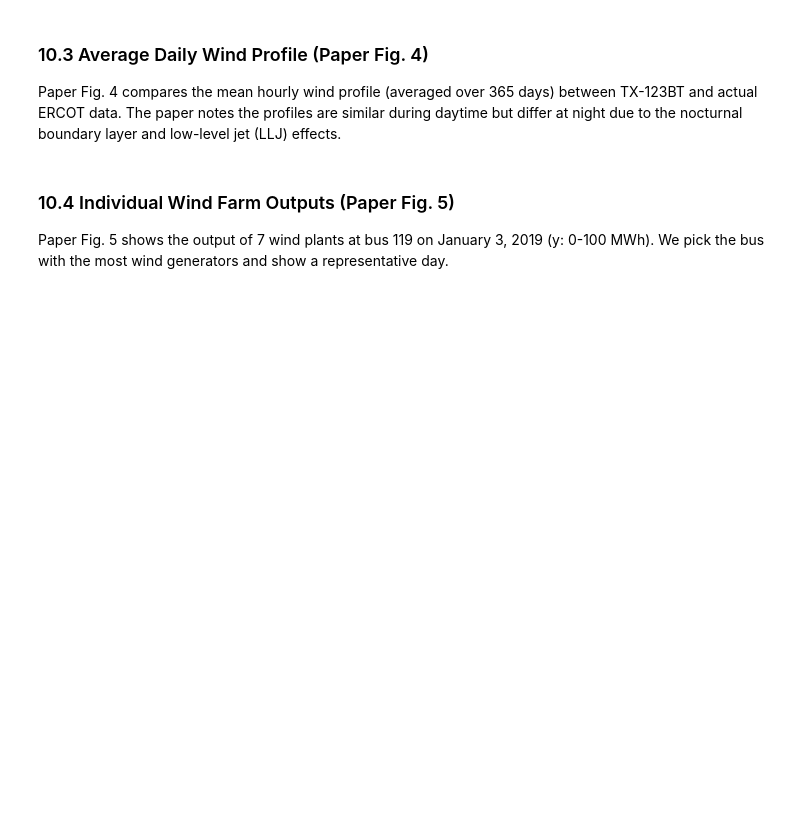
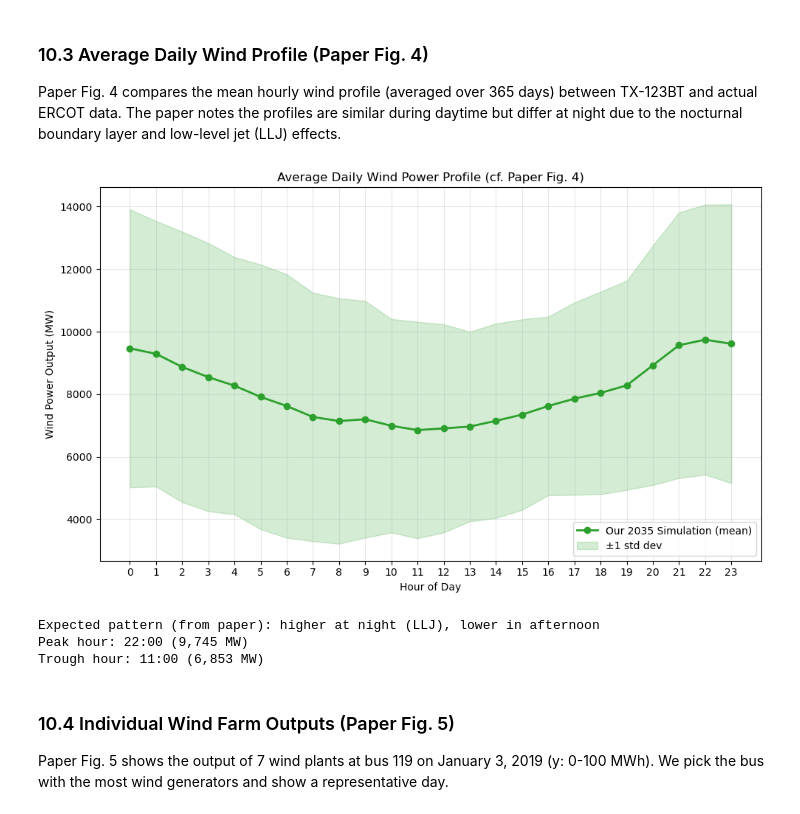
Before and after one commit to ylu283/idaes-gtep, a Jupyter notebook: gtep/pcm_analysis/prescient_lmp_analysis.ipynb, the cells around one changed output. Cells and saved outputs as stored; diff of their text form; code cells hidden in the pictures; blank space fills up the shorter version.

Commit message:
update prescient lmp analysis
after running 365 without hydro with curtailment

```diff
--- a/gtep/pcm_analysis/prescient_lmp_analysis.ipynb
+++ b/gtep/pcm_analysis/prescient_lmp_analysis.ipynb
@@ -1244,30 +1482,35 @@ Paper Fig. 4 compares the mean hourly wind profile (averaged over 365 days) betw
 # %%
 # --- 10.3 Fig 4: Average daily wind profile ---
 wind_hourly_df = wind_hourly.reset_index()
 wind_hourly_df.columns = ['Datetime', 'WindOutput']
 wind_hourly_df['Hour'] = wind_hourly_df['Datetime'].dt.hour
 
 avg_wind_by_hour = wind_hourly_df.groupby('Hour')['WindOutput'].agg(['mean', 'std', 'min', 'max'])
 
 fig, ax = plt.subplots(figsize=(10, 6))
 ax.plot(avg_wind_by_hour.index, avg_wind_by_hour['mean'], 'o-', color='#2ca02c',
-        linewidth=2, markersize=6, label='Our 2019 Simulation (mean)')
+        linewidth=2, markersize=6, label='Our 2035 Simulation (mean)')
 ax.fill_between(avg_wind_by_hour.index,
                 avg_wind_by_hour['mean'] - avg_wind_by_hour['std'],
                 avg_wind_by_hour['mean'] + avg_wind_by_hour['std'],
                 alpha=0.2, color='#2ca02c', label='±1 std dev')
 ax.set_xlabel('Hour of Day')
 ax.set_ylabel('Wind Power Output (MW)')
 ax.set_title('Average Daily Wind Power Profile (cf. Paper Fig. 4)')
 ax.set_xticks(range(0, 24))
 ax.legend()
 ax.grid(True, alpha=0.3)
 plt.tight_layout()
 plt.show()
 
 print("Expected pattern (from paper): higher at night (LLJ), lower in afternoon")
 print(f"Peak hour: {avg_wind_by_hour['mean'].idxmax()}:00 ({avg_wind_by_hour['mean'].max():,.0f} MW)")
 print(f"Trough hour: {avg_wind_by_hour['mean'].idxmin()}:00 ({avg_wind_by_hour['mean'].min():,.0f} MW)")
+# %% [output]
+[figure, added]
+Expected pattern (from paper): higher at night (LLJ), lower in afternoon
+Peak hour: 22:00 (9,745 MW)
+Trough hour: 11:00 (6,853 MW)
 # %% [markdown]
 ### 10.4 Individual Wind Farm Outputs (Paper Fig. 5)
 
```
Also changed, not shown: parts of 41 cells of this notebook, 2 other files.
